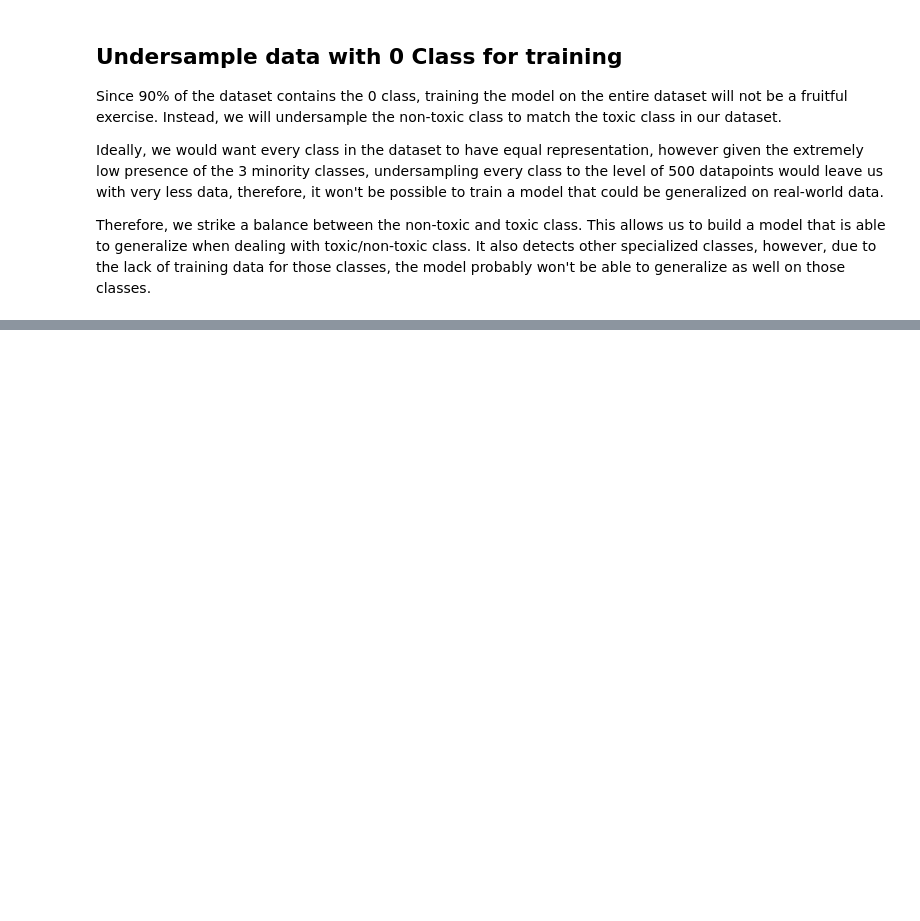
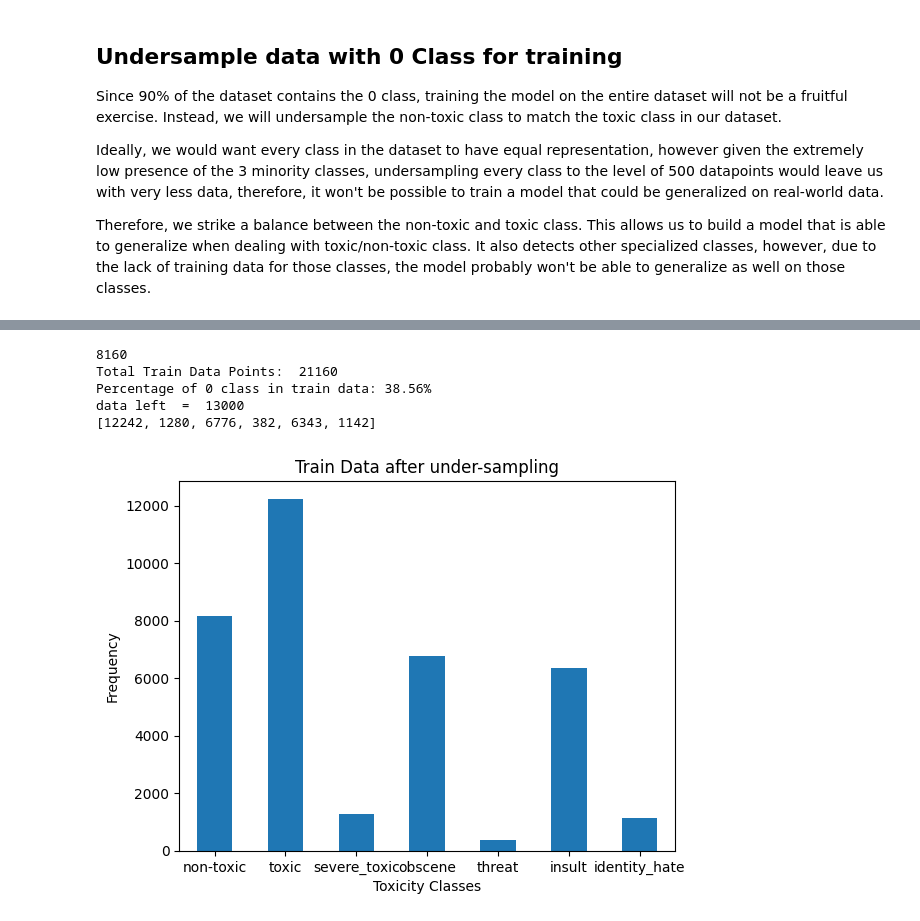
Before and after one commit to Hashmat02/ToxClassify-LSTM-and-Naive-Bayes-for-Toxicity-Detection, a Jupyter notebook: notebook2.ipynb, the cells around one changed output, grey strips where cells are left out. Drawn from its saved outputs; the diff is of its cells as text; code cells hidden in the pictures; blank space fills up the shorter version.

Commit message:
Analyzing undersampled data distribution

```diff
--- a/notebook2.ipynb
+++ b/notebook2.ipynb
@@ -115,0 +74,6 @@ undersample shapes: (26450, 384), (26450, 6)
+# %%
+
+y_data = y_undersampled
+x_train_reshaped = np.reshape(x_undersampled, (x_undersampled.shape[0], 1, x_undersampled.shape[1]))
+print("x_train_reshaped:",x_train_reshaped.shape)
+print("y_data.shape:",y_data.shape)
@@ -115,0 +91,14 @@ undersample shapes: (26450, 384), (26450, 6)
+# %%
+from sklearn.model_selection import train_test_split
+
+X_train, X_temp, y_train, y_temp = train_test_split(x_train_reshaped, y_data, test_size=0.2, random_state=42)
+
+X_val, X_test, y_val, y_test = train_test_split(X_temp, y_temp, test_size=0.5, random_state=42)
+
+print("Shapes:")
+print("X Train:", X_train.shape)
+print("y Train:", y_train.shape)
+print("X Test:", X_test.shape)
+print("y Test:", y_test.shape)
+print("X Val:", X_val.shape)
+print("y Val:", y_val.shape)
@@ -115,0 +117,47 @@ undersample shapes: (26450, 384), (26450, 6)
+# %%
+counterzero = 0
+counter_total = [0 ,0 ,0 ,0 ,0 ,0]
+
+y_train_df = pd.DataFrame(y_train, columns=column_labels)
+
+# print(type(y_train_df))
+
+for index, row in y_train_df.iterrows():
+    if row[0] == 0 and row[1] == 0 and row[2] == 0 and row[3] == 0 and row[4] == 0 and row[5] == 0:
+        counterzero +=1
+    if row[0] == 1:
+        counter_total[0] +=1
+    if row[1] == 1:
+        counter_total[1] +=1
+    if row[2] == 1:
+        counter_total[2] +=1
+    if row[3] == 1:
+        counter_total[3] +=1
+    if row[4] == 1:
+        counter_total[4] +=1
+    if row[5] == 1:
+        counter_total[5] +=1
+
+
+print(counterzero)
+print("Total Train Data Points: ",X_train.shape[0])
+print(f"Percentage of 0 class in train data: {100*float(counterzero)/X_train.shape[0]:.2f}%")
+print("data left  = " ,  X_train.shape[0]- counterzero)
+print(counter_total)
+
+train_freqs = y_train_df.sum()
+zero_df = pd.Series([counterzero], index=['non-toxic'])
+train_freqs = pd.concat([zero_df, train_freqs])
+
+train_freqs.plot(kind='bar', rot=0)
+plt.title('Train Data after under-sampling')
+plt.xlabel('Toxicity Classes')
+plt.ylabel('Frequency')
+plt.show()
+# %% [output]
+8160
+Total Train Data Points:  21160
+Percentage of 0 class in train data: 38.56%
+data left  =  13000
+[12242, 1280, 6776, 382, 6343, 1142]
+[figure, added]
```
Also changed, not shown: parts of 7 cells of this notebook.
